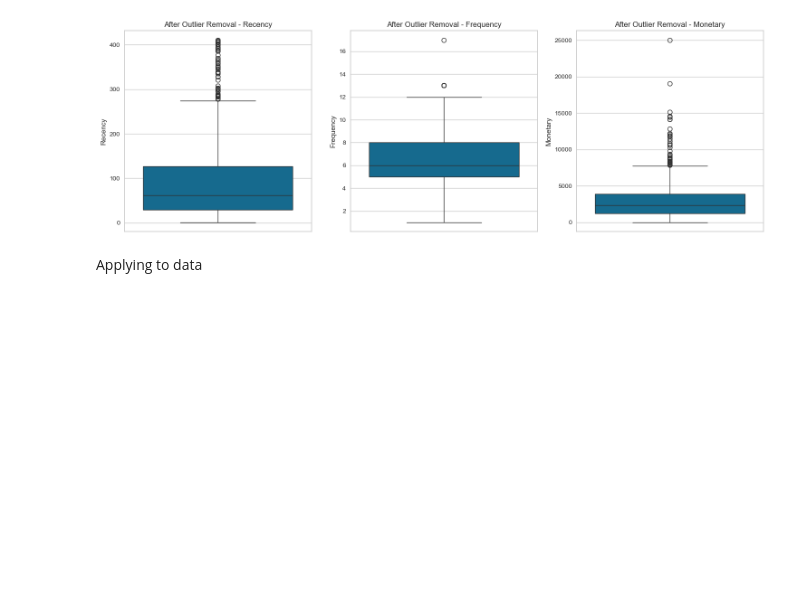
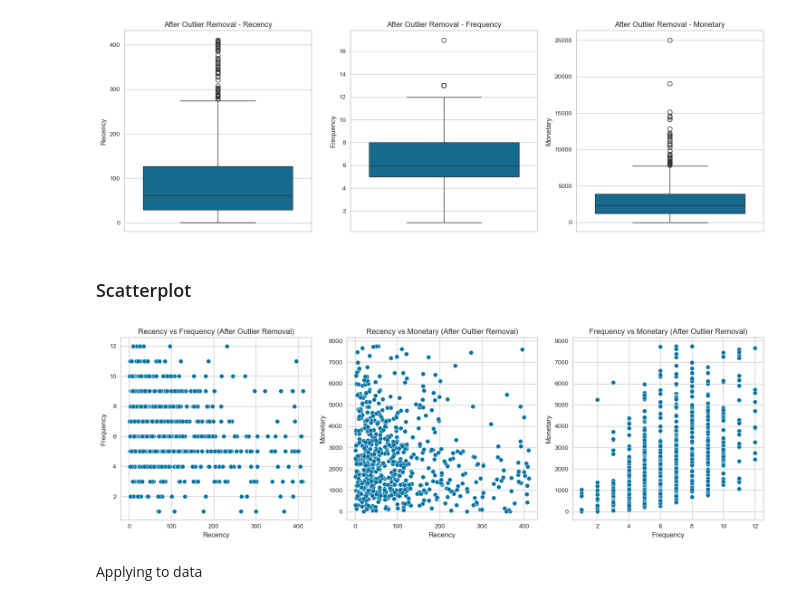
Before and after one commit to bbhatta10/E-Commerce-Sales-Insights-Tableau-Dashboard-, a Jupyter notebook: BI.ipynb, the cells around one changed output. Cells and saved outputs as stored; diff of their text form; code cells hidden in the pictures; blank space fills up the shorter version.

Commit message:
Scatterplot

```diff
--- a/BI.ipynb
+++ b/BI.ipynb
@@ -1658,6 +1662,27 @@ plt.tight_layout()
 plt.show()
 # %% [output]
 [figure]
+# %% [markdown]
+### Scatterplot
+# %%
+plt.figure(figsize=(15, 5))
+
+plt.subplot(1, 3, 1)
+sns.scatterplot(data=rfm_clean, x='Recency', y='Frequency')
+plt.title('Recency vs Frequency (After Outlier Removal)')
+
+plt.subplot(1, 3, 2)
+sns.scatterplot(data=rfm_clean, x='Recency', y='Monetary')
+plt.title('Recency vs Monetary (After Outlier Removal)')
+
+plt.subplot(1, 3, 3)
+sns.scatterplot(data=rfm_clean, x='Frequency', y='Monetary')
+plt.title('Frequency vs Monetary (After Outlier Removal)')
+
+plt.tight_layout()
+plt.show()
+# %% [output]
+[figure, added]
 # %%
 def remove_outliers_iqr(df, columns):
     df_clean = df.copy()
```
Also changed, not shown: parts of 15 cells of this notebook, 1 other file.
